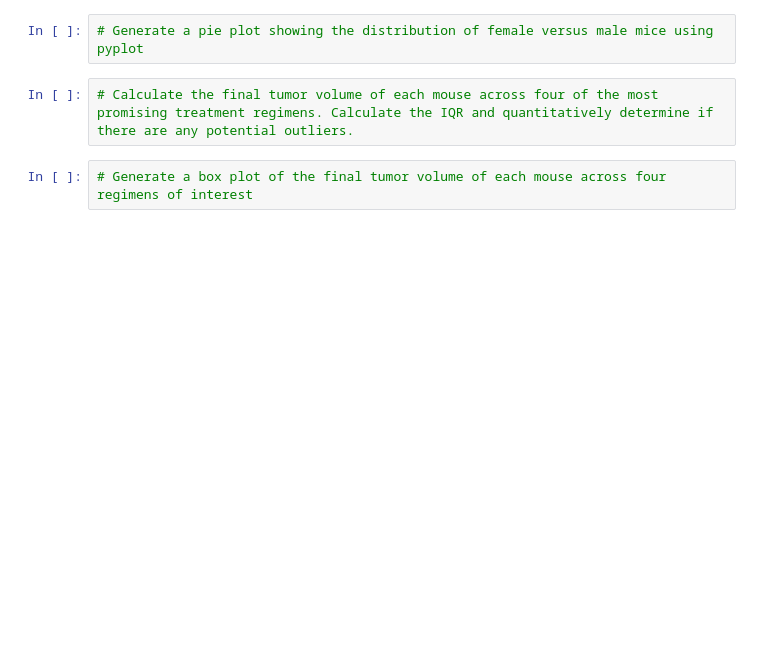
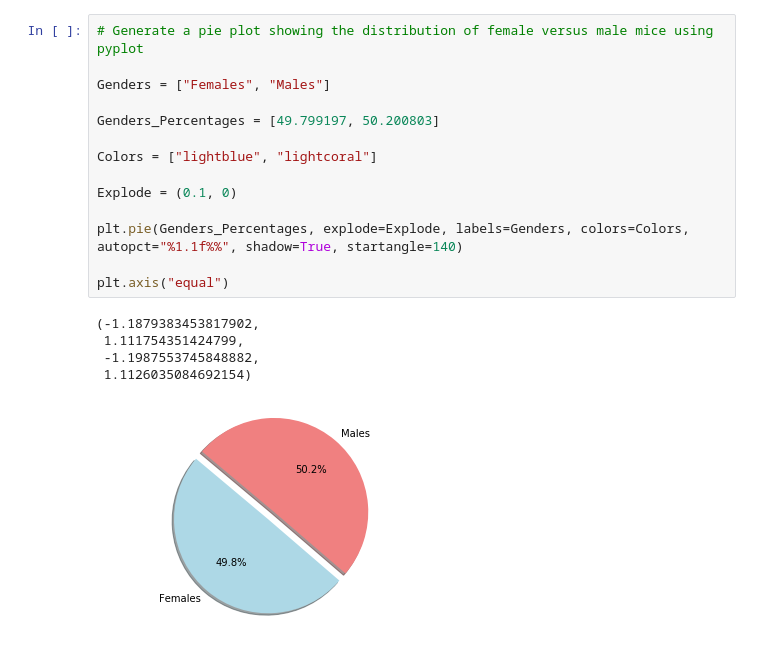
Before and after one commit to 2567garciab/matplotlib-challange, a Jupyter notebook: pymaceuticals.ipynb, the cells around one changed output. Cells and saved outputs as stored; diff of their text form; blank space fills up the shorter version.

```diff
--- a/pymaceuticals.ipynb
+++ b/pymaceuticals.ipynb
@@ -25,6 +131,20 @@ FileNotFoundError: [Errno 2] File b'data/Mouse_metadata.csv' does not exist: b'd
 # %%
 # Generate a pie plot showing the distribution of female versus male mice using pyplot
+
+Genders = ["Females", "Males"]
+
+Genders_Percentages = [49.799197, 50.200803]
+
+Colors = ["lightblue", "lightcoral"]
+
+Explode = (0.1, 0)
+
+plt.pie(Genders_Percentages, explode=Explode, labels=Genders, colors=Colors, autopct="%1.1f%%", shadow=True, startangle=140)
+
+plt.axis("equal")
+# %% [output]
+(-1.1879383453817902,
+ 1.111754351424799,
+ -1.1987553745848882,
+ 1.1126035084692154)
+[figure, added]
-# %%
-# Calculate the final tumor volume of each mouse across four of the most promising treatment regimens. Calculate the IQR and quantitatively determine if there are any potential outliers.
-# %%
-# Generate a box plot of the final tumor volume of each mouse across four regimens of interest
```
Also changed, not shown: parts of 16 cells of this notebook.
